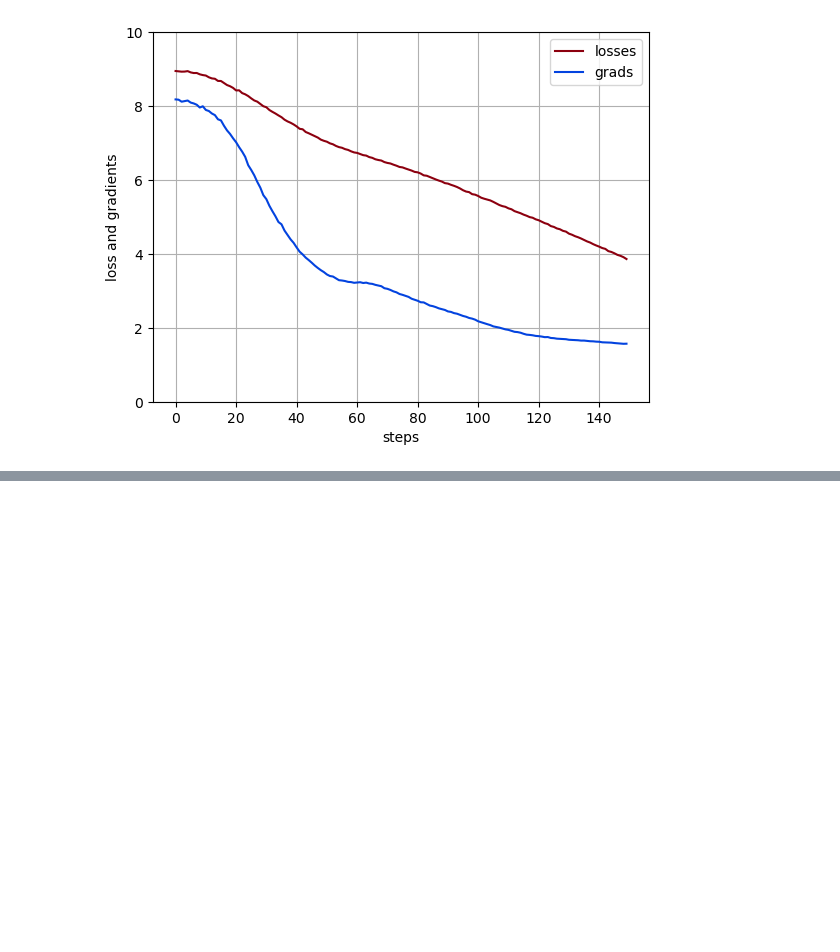
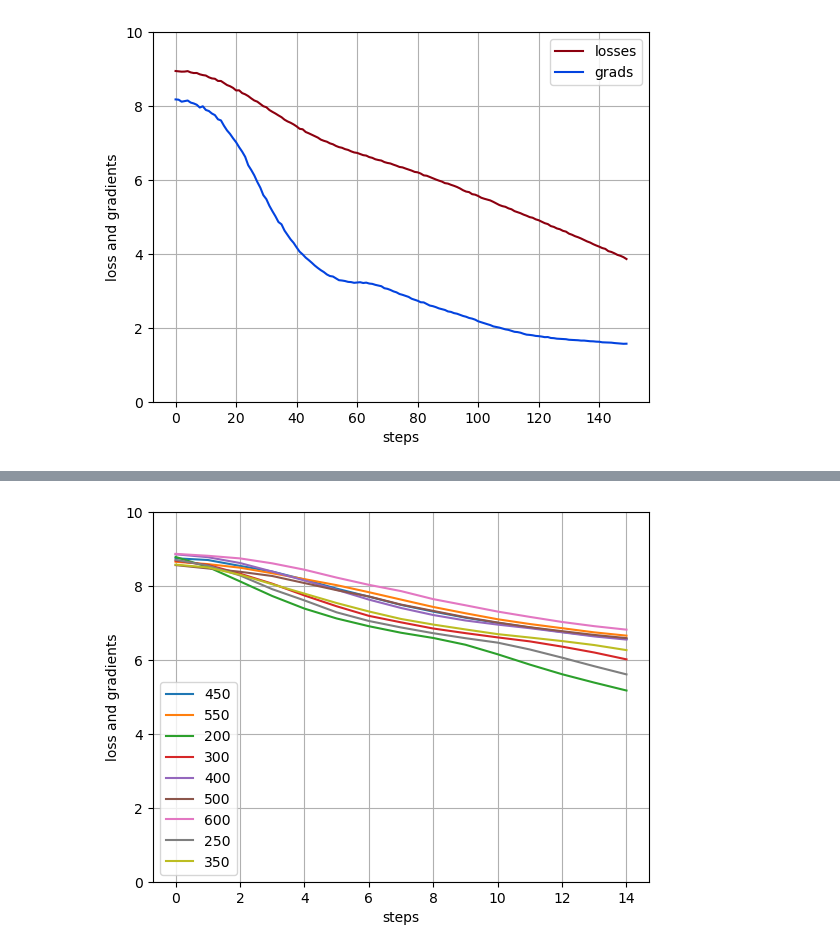
Before and after one commit to deeplearningcafe/transformer-pytorch, a Jupyter notebook: notebooks/Debug.ipynb, the cells around one changed output, grey strips where cells are left out. Cells and saved outputs as stored; diff of their text form; code cells hidden in the pictures; blank space fills up the shorter version.

```diff
--- a/notebooks/Debug.ipynb
+++ b/notebooks/Debug.ipynb
@@ -215,0 +262,18 @@ plt.show()
+# %%
+min_en = 128
+max_en = 0
+min_de = 128
+max_de = 0
+for batch in train_loader:
+    if batch['en']['input_ids'].shape[1] > max_en:
+        max_en = batch['en']['input_ids'].shape[1]
+    if  batch['en']['input_ids'].shape[1] < min_en:
+        min_en = batch['en']['input_ids'].shape[1]
+    if batch['de']['input_ids'].shape[1] > max_de:
+        max_de = batch['de']['input_ids'].shape[1]
+    if  batch['de']['input_ids'].shape[1] < min_de:
+        min_de = batch['de']['input_ids'].shape[1]
+    # print(f"Shape of the input ids: {batch['en']['input_ids'].shape}")
+    # print(f"Shape of the target ids: {batch['de']['input_ids'].shape}")
+print(max_en, min_en)
+print(max_de, min_de)
@@ -215,0 +283,6 @@ plt.show()
+# %%
+for batch in train_loader:
+    for i in range(batch["en"]["input_ids"].shape[0]):
+        print({tokenizer.decode(batch["en"]["input_ids"][i])})
+        print({tokenizer.decode(batch["de"]["input_ids"][i])})
+    break
@@ -215,0 +309,7 @@ plt.show()
+# %%
+import matplotlib.pyplot as plt
+from tqdm import tqdm
+import pandas as pd
+
+df = pd.read_csv(r"LOGS-PATH")
+df
@@ -215,0 +330,16 @@ plt.show()
+# %%
+import numpy as np
+x = np.arange(len(df[df["warmup"]==200]["losses"]))
+
+fig, ax = plt.subplots()
+for i in set(df["warmup"]):
+    ax.plot(x, df[df["warmup"]==i]["losses"], label=i)
+
+# ax.plot(x, df["gradient_norm"], 'xkcd:blue', label='grads')
+ax.set(xlabel='steps', ylabel='loss and gradients',)
+ax.grid()
+ax.set_ylim(ymin=0, ymax=10)
+ax.legend()
+plt.show()
+# %% [output]
+[figure, added]
```
Also changed, not shown: parts of 16 cells of this notebook, 5 other files.
